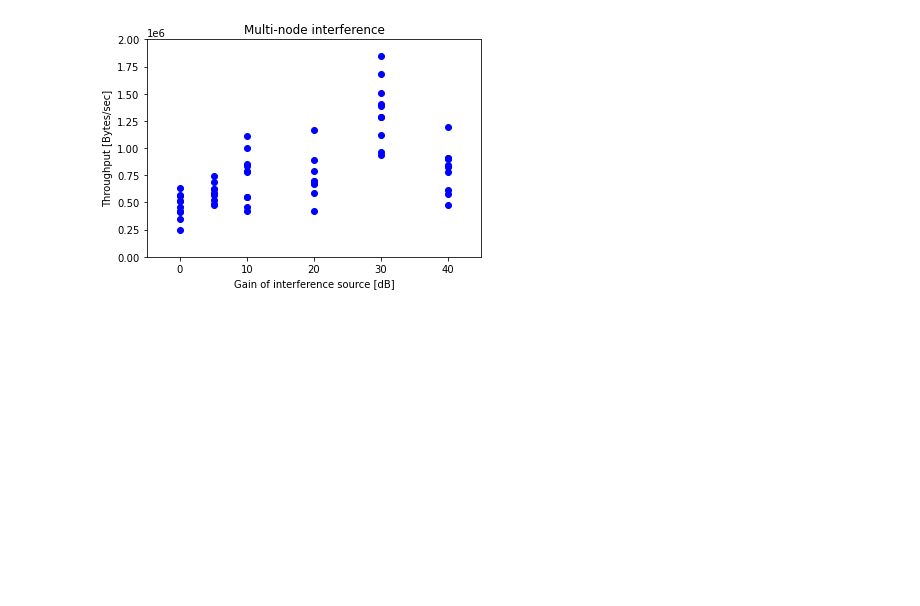
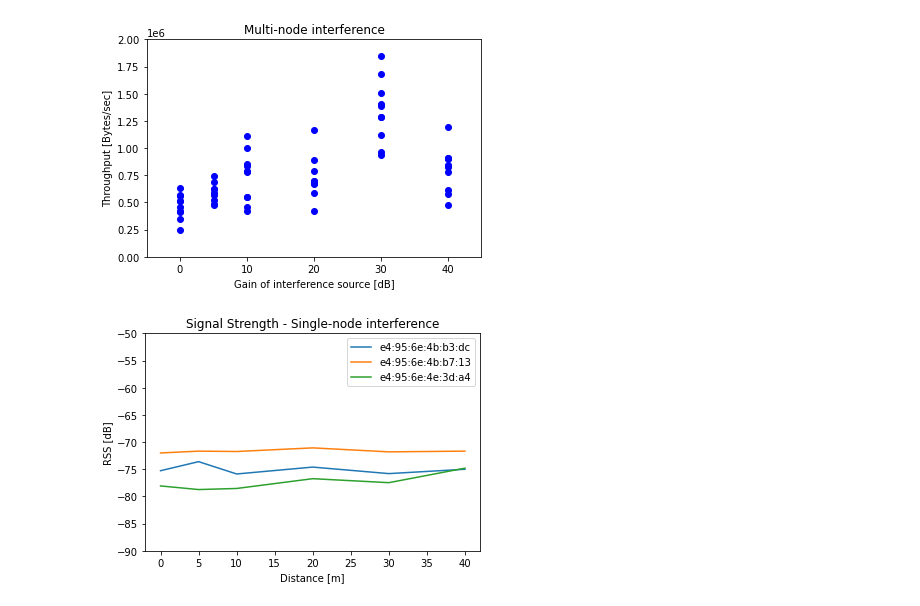
Before and after one commit to k00ziex/MastersThesis_FANETs_Fall_2022, a Jupyter notebook: Data_processing/Data_Visualization.ipynb, the cells around one changed output. Saved outputs shown, nothing was run; the diff lists cells and outputs as text; code cells hidden in the pictures; blank space fills up the shorter version.

```diff
--- a/Data_processing/Data_Visualization.ipynb
+++ b/Data_processing/Data_Visualization.ipynb
@@ -326,7 +326,7 @@ def converted_ping_data(path, data_value):
     return converted_data
 # %%
 #def plot_rss(path, data_value, y_label, x_label, x_axis_values, title):
-def plot_rss(path, title):
+def plot_rss(path, title, x_axis):
     unsorted_data = []
     extracted_rss = []
     extracted_raw_avg = {}
@@ -352,7 +352,6 @@ def plot_rss(path, title):
             extracted_raw_avg[key].append(value[0])
             extracted_avg_of_avg[key].append(value[1])
 
-    x_axis = [10,20,30,40,50,60,70,80,90,100]
     for key, value in extracted_raw_avg.items():
         plt.plot(x_axis, value, label=key)
 
@@ -897,3 +900,15 @@ limits = [(-5, 45), (0, 2000000)]
 scatter_plot_iperf_bitrate(distance_interference_iperf_files,y_label,x_label,x_axis, title, limits)
 # %% [output]
 [figure]
+# %%
+mesh_config_result = "../Mesh Configuration/Interference_1/Dongle/results_"
+mesh_config_result_files = ["../Mesh Configuration/No Interference/Dongle/results.txt",
+                        mesh_config_result + "5G.txt",
+                        mesh_config_result + "10G.txt",
+                        mesh_config_result + "20G.txt",
+                        mesh_config_result + "30G.txt",
+                        mesh_config_result + "40G.txt",
+                        ]
+plot_rss(mesh_config_result_files,"Signal Strength - Single-node interference", [0, 5, 10, 20, 30, 40])
+# %% [output]
+[figure, added]
```
Also changed, not shown: parts of 6 cells of this notebook.
